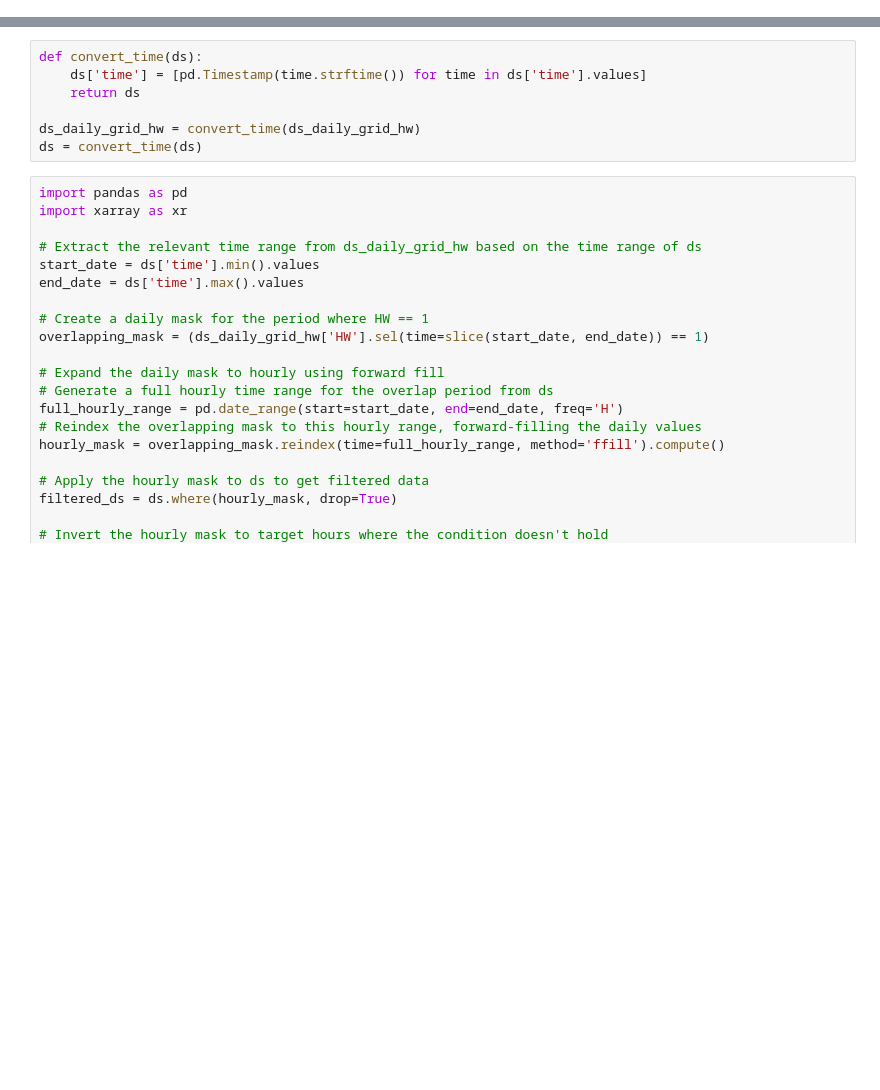
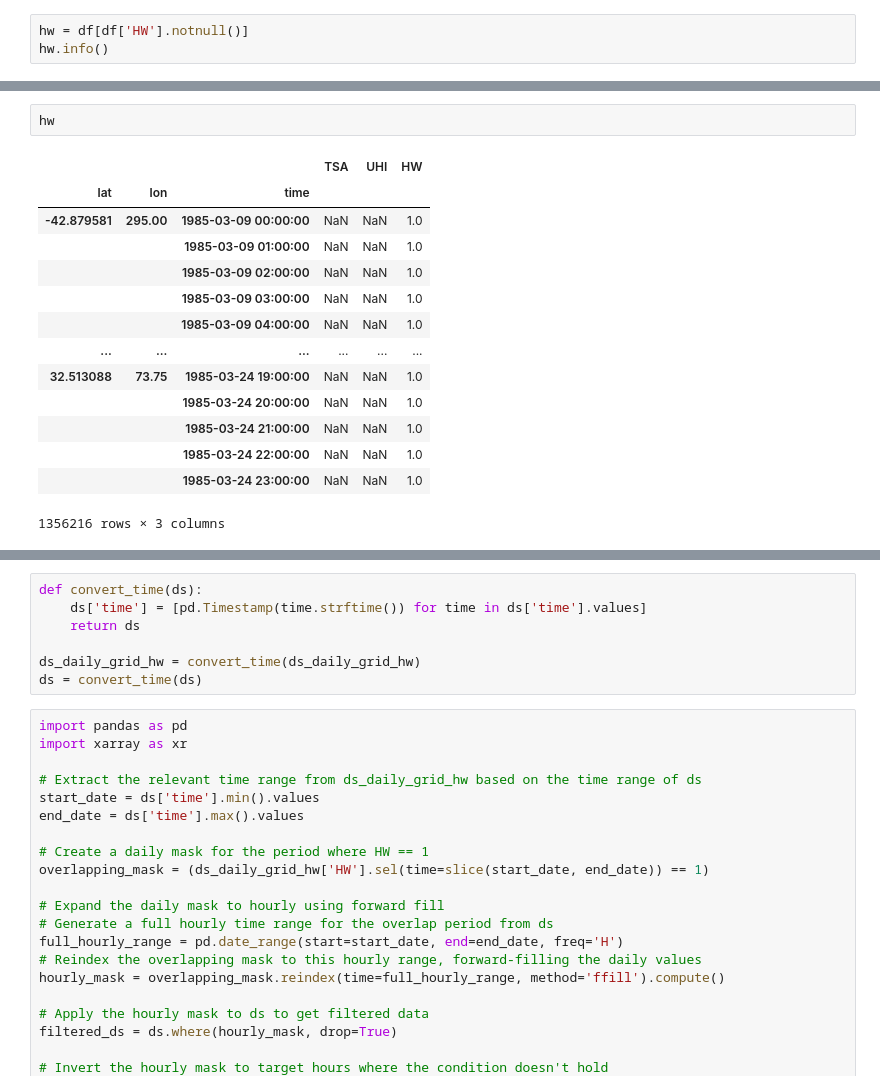
Before and after one commit to johnnyguo2007/research, a Jupyter notebook: hw_global/read_zarr.ipynb, the cells around one changed output, grey strips where cells are left out. Drawn from its saved outputs; the diff is of its cells as text; blank space fills up the shorter version.

```diff
--- a/hw_global/read_zarr.ipynb
+++ b/hw_global/read_zarr.ipynb
@@ -84,0 +107,3 @@ C
+# %%
+hw = df[df['HW'].notnull()]
+hw.info()
@@ -84,0 +121,17 @@ C
+# %%
+hw
+# %% [output]
+|  |  |  | TSA | UHI | HW |
+| lat | lon | time |  |  |  |
+| -42.879581 | 295.00 | 1985-03-09 00:00:00 | NaN | NaN | 1.0 |
+|  |  | 1985-03-09 01:00:00 | NaN | NaN | 1.0 |
+|  |  | 1985-03-09 02:00:00 | NaN | NaN | 1.0 |
+|  |  | 1985-03-09 03:00:00 | NaN | NaN | 1.0 |
+|  |  | 1985-03-09 04:00:00 | NaN | NaN | 1.0 |
+| ... | ... | ... | ... | ... | ... |
+| 32.513088 | 73.75 | 1985-03-24 19:00:00 | NaN | NaN | 1.0 |
+|  |  | 1985-03-24 20:00:00 | NaN | NaN | 1.0 |
+|  |  | 1985-03-24 21:00:00 | NaN | NaN | 1.0 |
+|  |  | 1985-03-24 22:00:00 | NaN | NaN | 1.0 |
+|  |  | 1985-03-24 23:00:00 | NaN | NaN | 1.0 |
+1356216 rows × 3 columns
```
Also changed, not shown: parts of 29 cells of this notebook, 8 other files.
